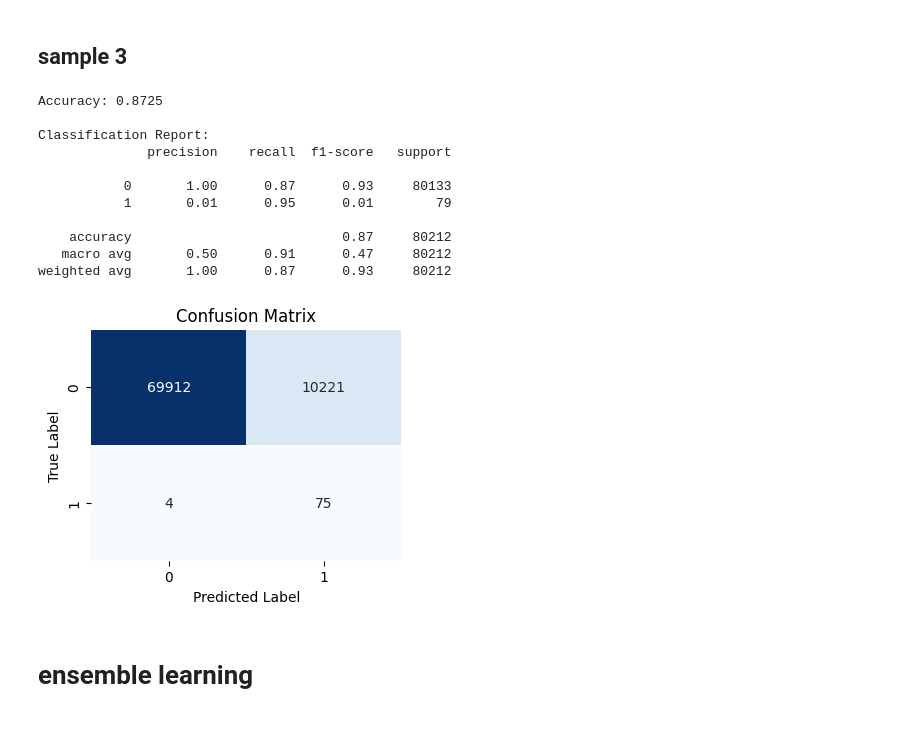
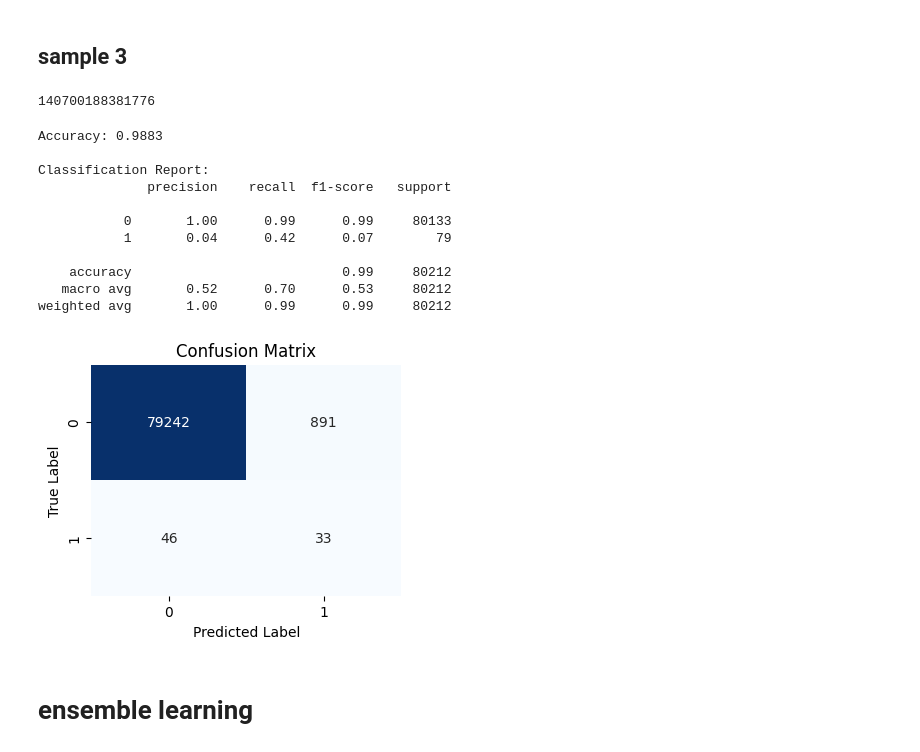
Before and after one commit to karl-1-bit/ULTIMATE4, a Jupyter notebook: Skin_cancer_preprocessing.ipynb, the cells around one changed output. Saved outputs shown, nothing was run; the diff lists cells and outputs as text; code cells hidden in the pictures.

```diff
--- a/Skin_cancer_preprocessing.ipynb
+++ b/Skin_cancer_preprocessing.ipynb
@@ -854,37 +875,65 @@ weighted avg       0.87      0.87      0.87       158
 [figure]
 # %% [markdown]
 ## sample 3
+# %%
+model_pipeline = Pipeline(
+    steps=[('preprocessor', preprocessor),
+           ('classifier', xgb.XGBClassifier(random_state=42, use_label_encoder=False, eval_metric='logloss'))]
+)
+id(model_pipeline)
+# %% [output]
+140700188381776
+# %%
+from sklearn.utils import resample
+from sklearn.model_selection import train_test_split
+
+X = data_balanced.drop('target', axis=1)
+y = data_balanced['target']
+X_train, X_test, y_train, y_test = train_test_split(X, y, test_size=0.2, random_state=42, stratify=y)
+
+X_train_major = X_train[y_train == 0]
+X_train_minor = X_train[y_train == 1]
+y_train_major = y_train[y_train == 0]
+y_train_minor = y_train[y_train == 1]
+
+X_train_minor_oversampled, y_train_minor_oversampled = resample(X_train_minor,y_train_minor,replace=True,n_samples=10000,random_state=42)
+
+train_undersampled = pd.concat([X_train_major,y_train_major],axis=1).sample(n=10000, random_state=42)
+X_train_major_undersampled = train_undersampled.drop('target', axis=1)
+y_train_major_undersampled = train_undersampled['target']
+
+
+X_train_resampled = pd.concat([X_train_minor_oversampled, X_train_major_undersampled])
+y_train_resampled = pd.concat([y_train_minor_oversampled, y_train_major_undersampled])
 # %%
-X = data_balanced.drop('target', axis=1)
-y = data_balanced['target']
-_, X_test, _1, y_test = train_test_split(X, y, test_size=0.2, random_state=42, stratify=y)
+model_pipeline.fit(X_train_resampled, y_train_resampled)
 y_pred = model_pipeline.predict(X_test)
 
 accuracy = accuracy_score(y_test, y_pred)
 conf_matrix = confusion_matrix(y_test, y_pred)
 class_report = classification_report(y_test, y_pred)
 
 print(f"Accuracy: {accuracy:.4f}")
 print("\nClassification Report:")
 print(class_report)
 plt.figure(figsize=(4, 3))
 sns.heatmap(conf_matrix, annot=True, fmt='d', cmap='Blues', cbar=False)
 plt.xlabel('Predicted Label')
 plt.ylabel('True Label')
 plt.title('Confusion Matrix')
 plt.show()
 # %% [output]
-Accuracy: 0.8725
+Accuracy: 0.9883
 
 Classification Report:
               precision    recall  f1-score   support
 
-           0       1.00      0.87      0.93     80133
-           1       0.01      0.95      0.01        79
+           0       1.00      0.99      0.99     80133
+           1       0.04      0.42      0.07        79
 
-    accuracy                           0.87     80212
-   macro avg       0.50      0.91      0.47     80212
-weighted avg       1.00      0.87      0.93     80212
+    accuracy                           0.99     80212
+   macro avg       0.52      0.70      0.53     80212
+weighted avg       1.00      0.99      0.99     80212
-[figure, old version]
+[figure, new version]
 # %% [markdown]
 # ensemble learning
```
Also changed, not shown: parts of 33 cells of this notebook.
